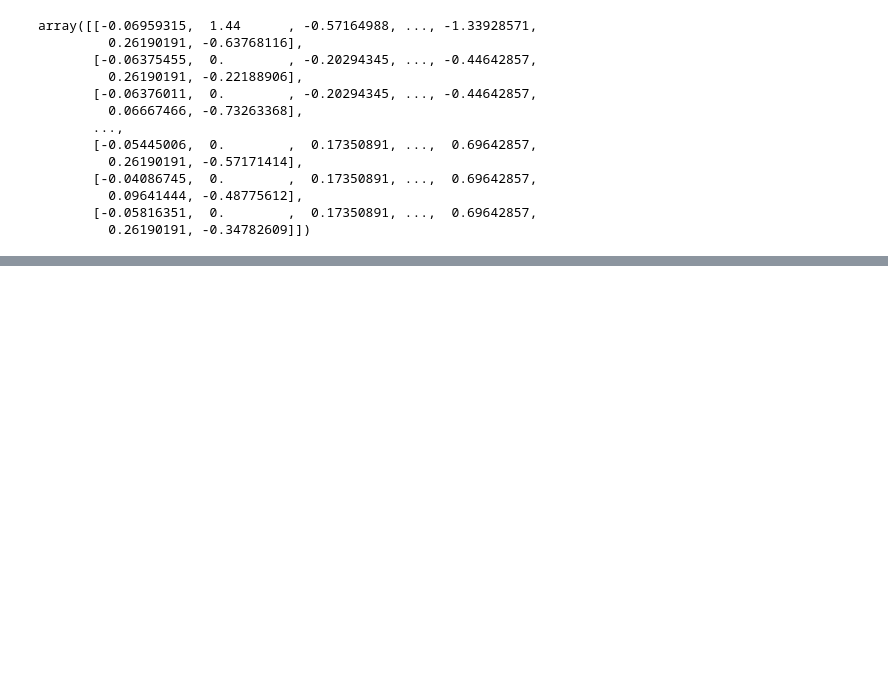
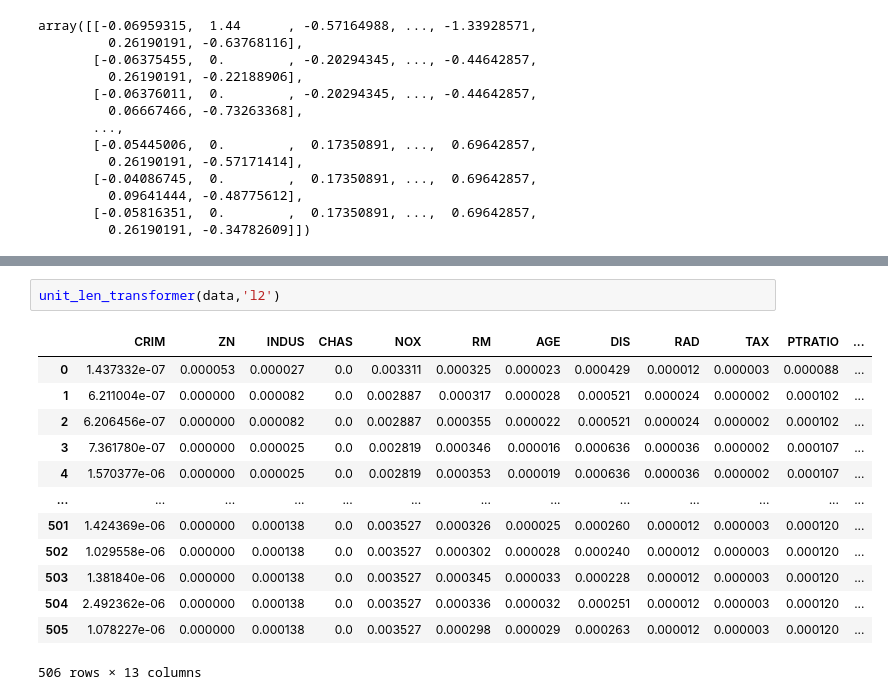
Before and after one commit to ashen007/Feature_enginering, a Jupyter notebook: notebooks/scaling.ipynb, the cells around one changed output, grey strips where cells are left out. Saved outputs shown, nothing was run; the diff lists cells and outputs as text; blank space fills up the shorter version.

```diff
--- a/notebooks/scaling.ipynb
+++ b/notebooks/scaling.ipynb
@@ -311,0 +346,16 @@ array([[-0.06959315,  1.44      , -0.57164988, ..., -1.33928571,
+# %%
+unit_len_transformer(data,'l2')
+# %% [output]
+|  | CRIM | ZN | INDUS | CHAS | NOX | RM | AGE | DIS | RAD | TAX | PTRATIO | ... |
+| 0 | 1.437332e-07 | 0.000053 | 0.000027 | 0.0 | 0.003311 | 0.000325 | 0.000023 | 0.000429 | 0.000012 | 0.000003 | 0.000088 | ... |
+| 1 | 6.211004e-07 | 0.000000 | 0.000082 | 0.0 | 0.002887 | 0.000317 | 0.000028 | 0.000521 | 0.000024 | 0.000002 | 0.000102 | ... |
+| 2 | 6.206456e-07 | 0.000000 | 0.000082 | 0.0 | 0.002887 | 0.000355 | 0.000022 | 0.000521 | 0.000024 | 0.000002 | 0.000102 | ... |
+| 3 | 7.361780e-07 | 0.000000 | 0.000025 | 0.0 | 0.002819 | 0.000346 | 0.000016 | 0.000636 | 0.000036 | 0.000002 | 0.000107 | ... |
+| 4 | 1.570377e-06 | 0.000000 | 0.000025 | 0.0 | 0.002819 | 0.000353 | 0.000019 | 0.000636 | 0.000036 | 0.000002 | 0.000107 | ... |
+| ... | ... | ... | ... | ... | ... | ... | ... | ... | ... | ... | ... | ... |
+| 501 | 1.424369e-06 | 0.000000 | 0.000138 | 0.0 | 0.003527 | 0.000326 | 0.000025 | 0.000260 | 0.000012 | 0.000003 | 0.000120 | ... |
+| 502 | 1.029558e-06 | 0.000000 | 0.000138 | 0.0 | 0.003527 | 0.000302 | 0.000028 | 0.000240 | 0.000012 | 0.000003 | 0.000120 | ... |
+| 503 | 1.381840e-06 | 0.000000 | 0.000138 | 0.0 | 0.003527 | 0.000345 | 0.000033 | 0.000228 | 0.000012 | 0.000003 | 0.000120 | ... |
+| 504 | 2.492362e-06 | 0.000000 | 0.000138 | 0.0 | 0.003527 | 0.000336 | 0.000032 | 0.000251 | 0.000012 | 0.000003 | 0.000120 | ... |
+| 505 | 1.078227e-06 | 0.000000 | 0.000138 | 0.0 | 0.003527 | 0.000298 | 0.000029 | 0.000263 | 0.000012 | 0.000003 | 0.000120 | ... |
+506 rows × 13 columns
```
Also changed, not shown: parts of 5 cells of this notebook.
